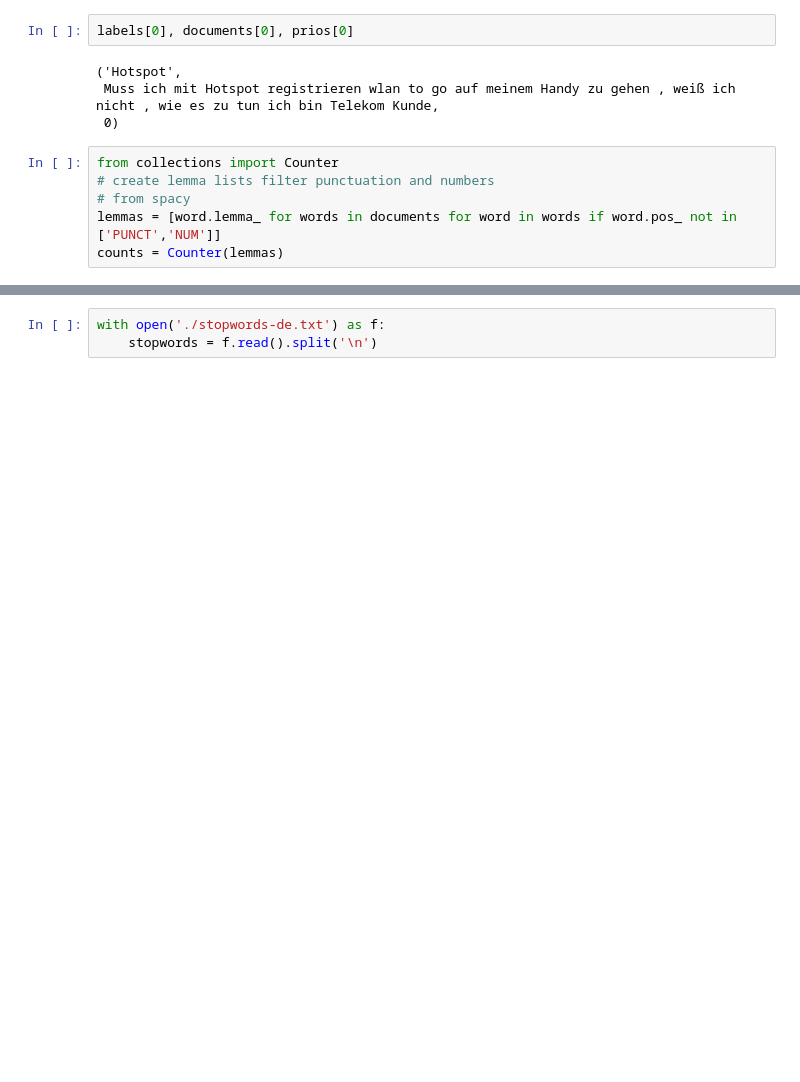
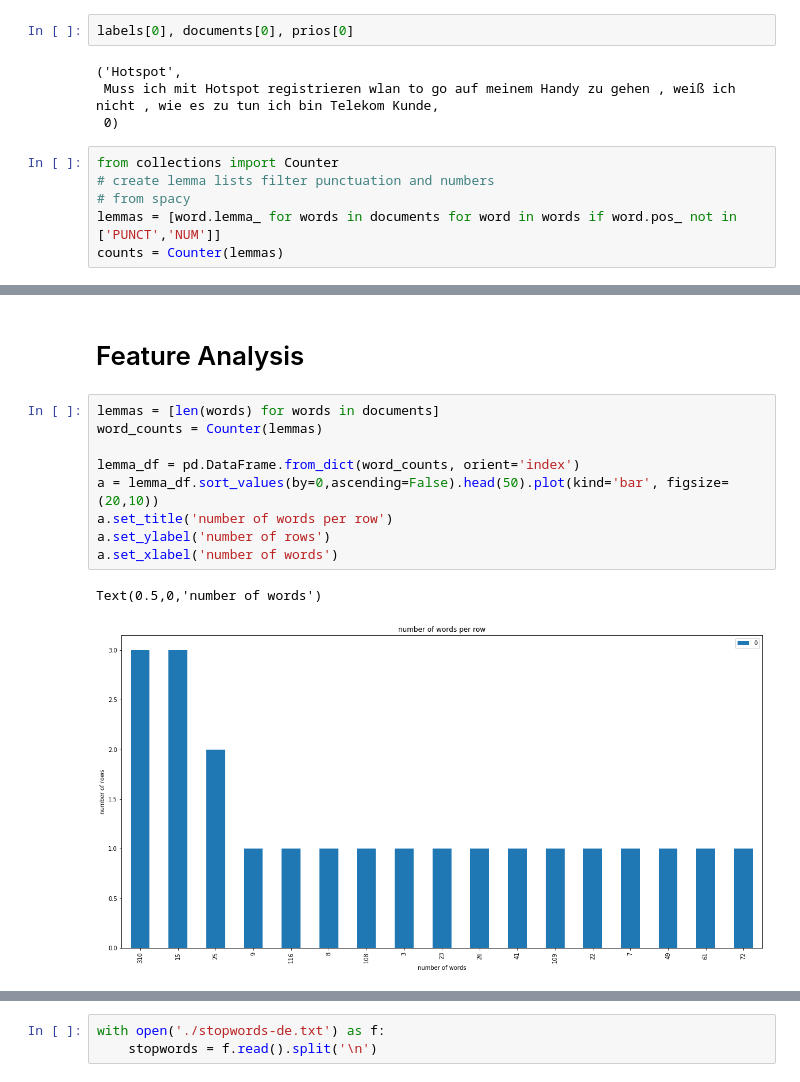
Before and after one commit to turkishtech/mlhackathon, a Jupyter notebook: playground/challange1a-1b.ipynb, the cells around one changed output, grey strips where cells are left out. Saved outputs shown, nothing was run; the diff lists cells and outputs as text; blank space fills up the shorter version.

```diff
--- a/playground/challange1a-1b.ipynb
+++ b/playground/challange1a-1b.ipynb
@@ -111,0 +115,14 @@ lemma_df.sort_values(by=0,ascending=False).head(50).plot(kind='bar', figsize=(20
+# %% [markdown]
+# Feature Analysis
+# %%
+lemmas = [len(words) for words in documents]
+word_counts = Counter(lemmas)
+
+lemma_df = pd.DataFrame.from_dict(word_counts, orient='index')
+a = lemma_df.sort_values(by=0,ascending=False).head(50).plot(kind='bar', figsize=(20,10))
+a.set_title('number of words per row')
+a.set_ylabel('number of rows')
+a.set_xlabel('number of words')
+# %% [output]
+Text(0.5,0,'number of words')
+[figure, added]
```
Also changed, not shown: parts of 18 cells of this notebook.
